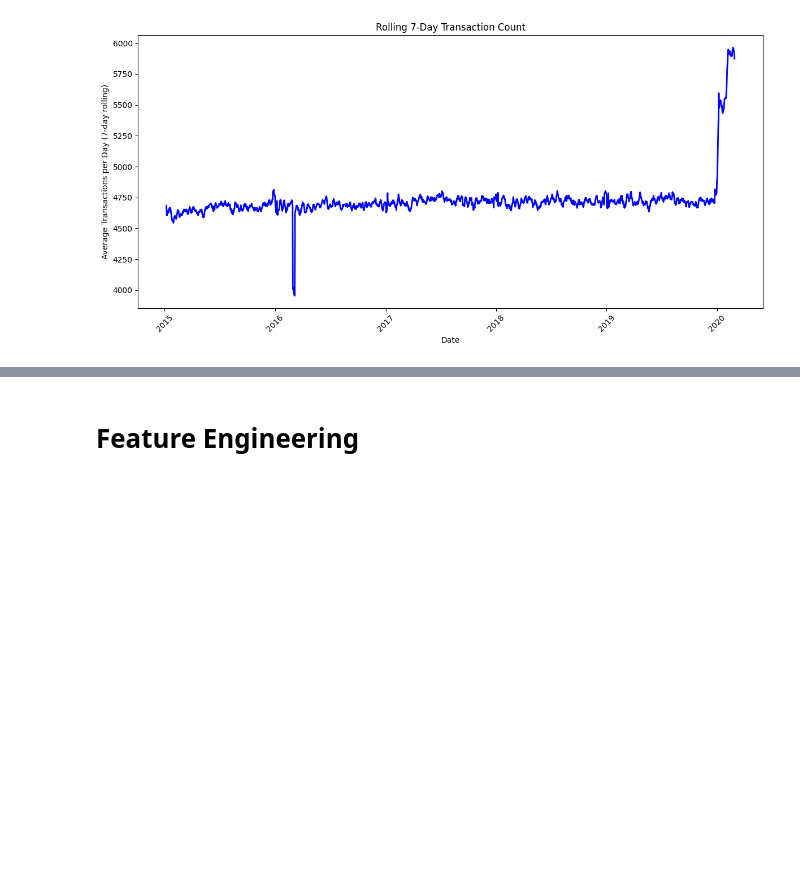
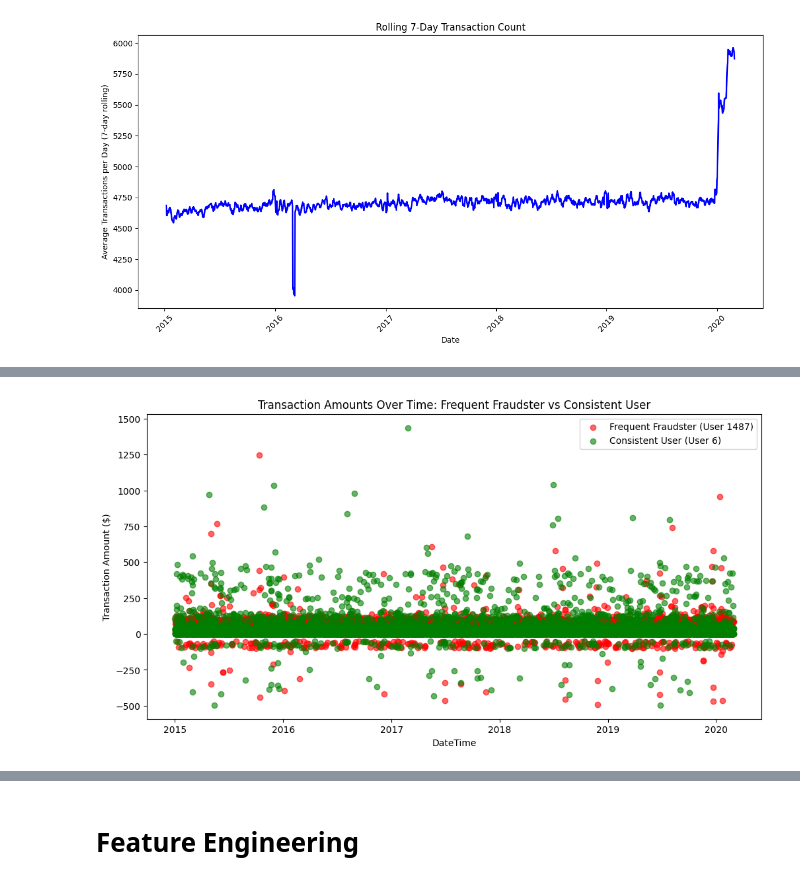
Before and after one commit to Rodney864/Datamining, a Jupyter notebook: FinancialData.ipynb/FinancialData.ipynb, the cells around one changed output, grey strips where cells are left out. Saved outputs shown, nothing was run; the diff lists cells and outputs as text; code cells hidden in the pictures; blank space fills up the shorter version.

```diff
--- a/FinancialData.ipynb/FinancialData.ipynb
+++ b/FinancialData.ipynb/FinancialData.ipynb
@@ -320,0 +402,3 @@ plt.show()
+# %%
+# User 1487 is identified as a frequent fraudster
+fraud_user = transactions_df[transactions_df['User'] == 1487]
@@ -320,0 +427,14 @@ plt.show()
+# %%
+consistent_user = transactions_df[transactions_df['User'] == 6]
+# %%
+# Scatter plot for frequent fraudster vs consistent user
+plt.figure(figsize=(12,6))
+plt.scatter(fraud_user['DateTime'], fraud_user['Amount'], label='Frequent Fraudster (User 1487)', alpha=0.6, color='red')
+plt.scatter(consistent_user['DateTime'], consistent_user['Amount'], label='Consistent User (User 6)', alpha=0.6, color='green')
+plt.title('Transaction Amounts Over Time: Frequent Fraudster vs Consistent User')
+plt.xlabel('DateTime')
+plt.ylabel('Transaction Amount ($)')
+plt.legend()
+plt.show()
+# %% [output]
+[figure, added]
```
Also changed, not shown: parts of 10 cells of this notebook.
